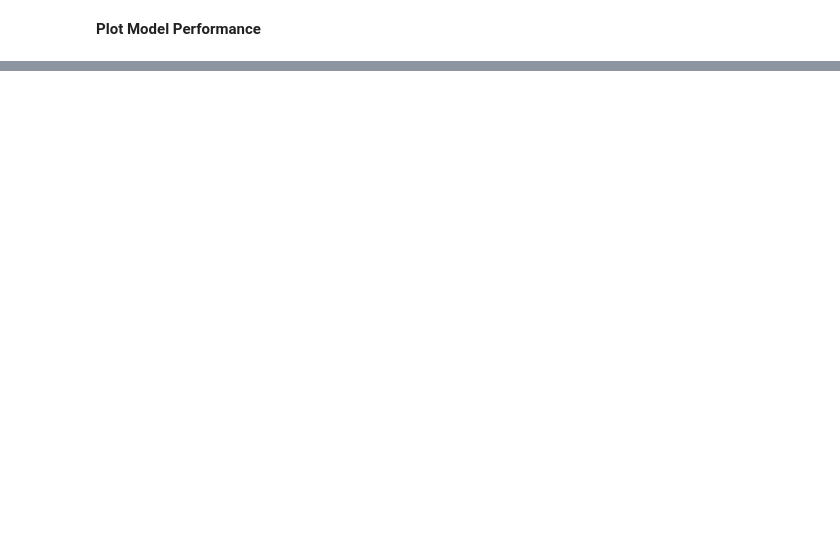
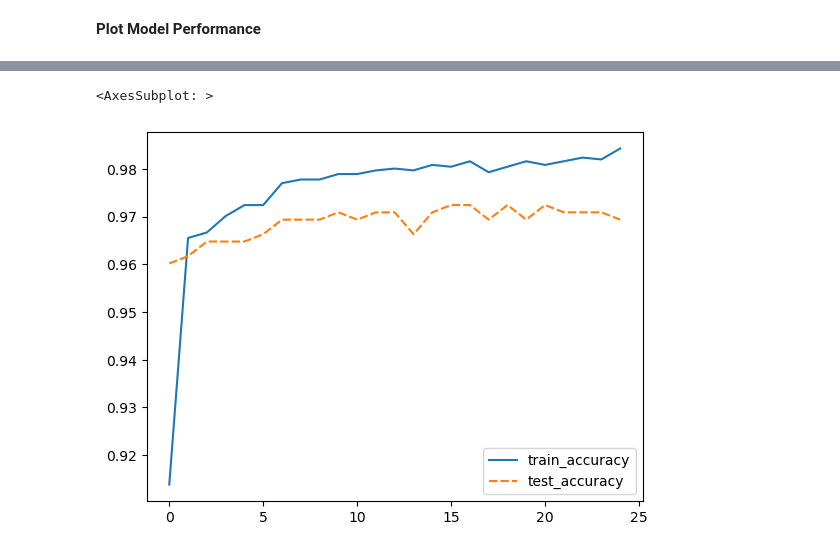
Before and after one commit to SydneyMW/171Project, a Jupyter notebook: 3_preprocess_logreg_neuralnet.ipynb, the cells around one changed output, grey strips where cells are left out. Cells and saved outputs as stored; diff of their text form; code cells hidden in the pictures; blank space fills up the shorter version.

```diff
--- a/3_preprocess_logreg_neuralnet.ipynb
+++ b/3_preprocess_logreg_neuralnet.ipynb
@@ -381,0 +399,5 @@ plt.show()
+# %%
+sns.lineplot(NN_history[["train_accuracy", "test_accuracy"]])
+# %% [output]
+<AxesSubplot: >
+[figure, added]
```
Also changed, not shown: parts of 17 cells of this notebook, 3 other files.
